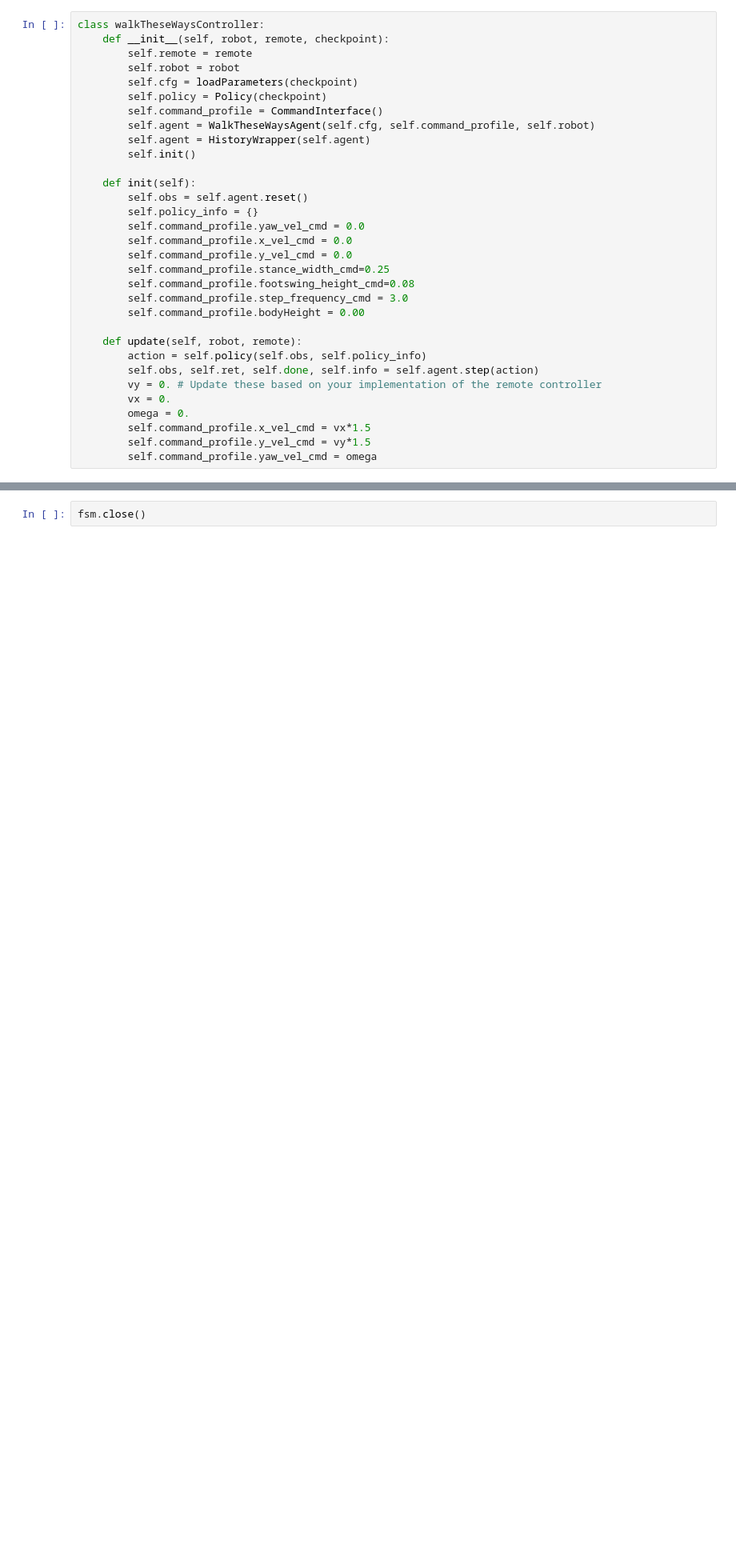
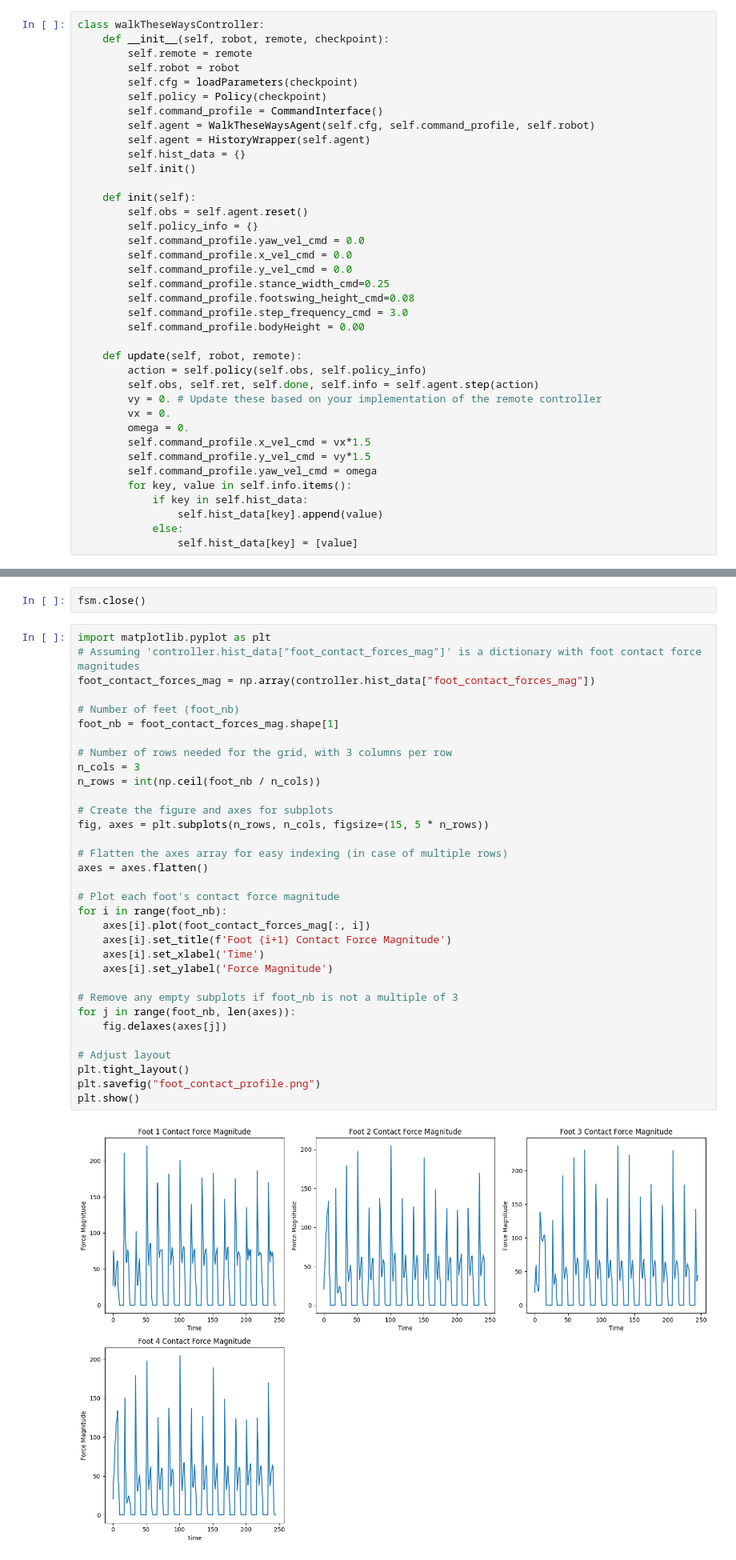
Before and after one commit to Rooholla-KhorramBakht/Go2Py, a Jupyter notebook: examples/05-walk-these-ways-RL-controller.ipynb, the cells around one changed output, grey strips where cells are left out. Shown at 80% size. Cells and saved outputs as stored; diff of their text form; blank space fills up the shorter version.

```diff
--- a/examples/05-walk-these-ways-RL-controller.ipynb
+++ b/examples/05-walk-these-ways-RL-controller.ipynb
@@ -26,6 +29,7 @@ class walkTheseWaysController:
         self.command_profile = CommandInterface()
         self.agent = WalkTheseWaysAgent(self.cfg, self.command_profile, self.robot)
         self.agent = HistoryWrapper(self.agent)
+        self.hist_data = {}
         self.init()
 
     def init(self):
@@ -48,6 +52,11 @@ class walkTheseWaysController:
         self.command_profile.x_vel_cmd = vx*1.5
         self.command_profile.y_vel_cmd = vy*1.5
         self.command_profile.yaw_vel_cmd = omega
+        for key, value in self.info.items():
+            if key in self.hist_data:
+                self.hist_data[key].append(value)
+            else:
+                self.hist_data[key] = [value]
 # %%
 checkpoint = "../Go2Py/assets/checkpoints/walk_these_ways/"
 controller = walkTheseWaysController(robot, remote, checkpoint)
@@ -67,6 +76,41 @@ controller.command_profile.setGaitType("trotting")
 Pressing `u` on the keyboard will make the robot stand up. This is equivalent to the `L2+A` combo of the Go2 builtin state machine. After the the robot is on its feet, pressing `s` will hand over the control the RL policy. This action is equivalent to the `start` key of the builtin controller. When you want to stop, pressing `u` again will act similarly to the real robot and locks it in standing mode. Finally, pressing `u` again will command the robot to sit down.
 # %%
 fsm.close()
+# %%
+import matplotlib.pyplot as plt
+# Assuming 'controller.hist_data["foot_contact_forces_mag"]' is a dictionary with foot contact force magnitudes
+foot_contact_forces_mag = np.array(controller.hist_data["foot_contact_forces_mag"])
+
+# Number of feet (foot_nb)
+foot_nb = foot_contact_forces_mag.shape[1]
+
+# Number of rows needed for the grid, with 3 columns per row
+n_cols = 3
+n_rows = int(np.ceil(foot_nb / n_cols))
+
+# Create the figure and axes for subplots
+fig, axes = plt.subplots(n_rows, n_cols, figsize=(15, 5 * n_rows))
+
+# Flatten the axes array for easy indexing (in case of multiple rows)
+axes = axes.flatten()
+
+# Plot each foot's contact force magnitude
+for i in range(foot_nb):
+    axes[i].plot(foot_contact_forces_mag[:, i])
+    axes[i].set_title(f'Foot {i+1} Contact Force Magnitude')
+    axes[i].set_xlabel('Time')
+    axes[i].set_ylabel('Force Magnitude')
+
+# Remove any empty subplots if foot_nb is not a multiple of 3
+for j in range(foot_nb, len(axes)):
+    fig.delaxes(axes[j])
+
+# Adjust layout
+plt.tight_layout()
+plt.savefig("foot_contact_profile.png")
+plt.show()
+# %% [output]
+[figure, added]
 # %% [markdown]
 # Test on Real Robot
 # %%
```
Also changed, not shown: parts of 4 cells of this notebook, 5 other files.
